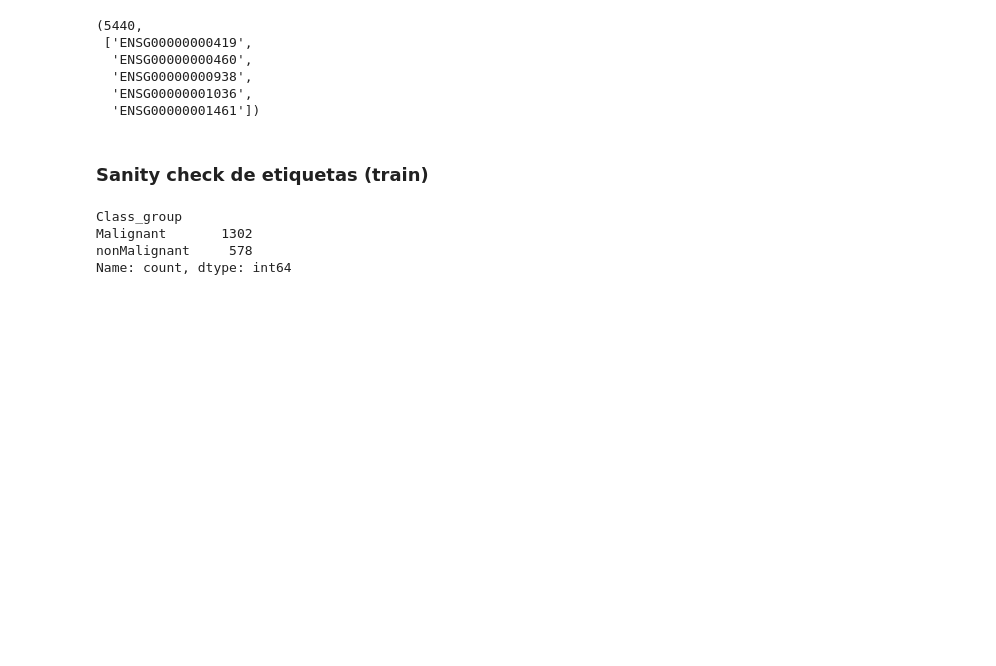
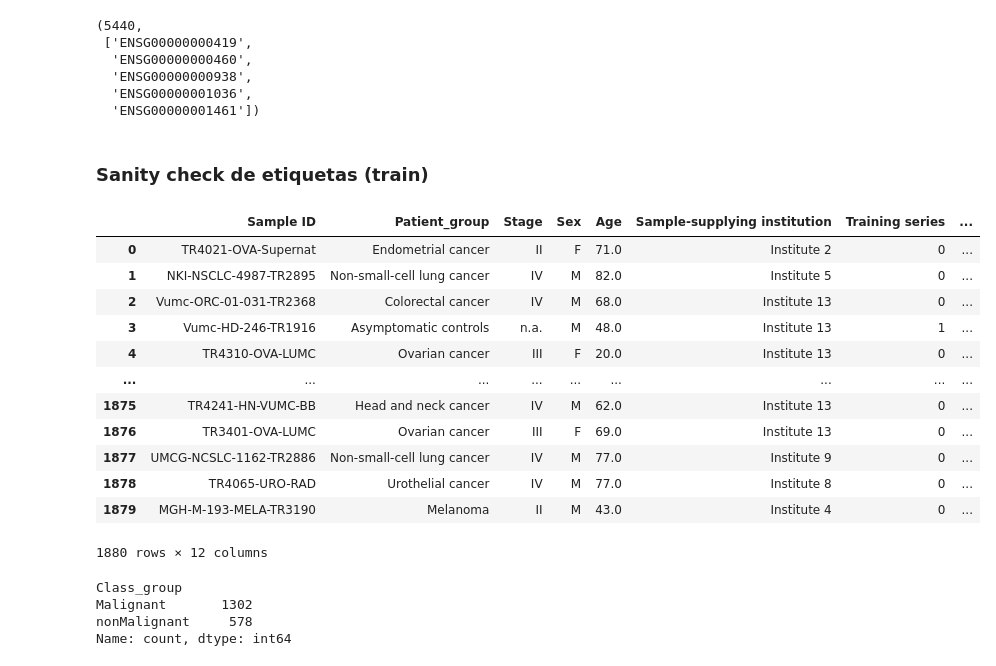
Before and after one commit to MisterMito/TFM, a Jupyter notebook: notebooks/4.0-ssic-multiclass-baselines.ipynb, the cells around one changed output. Saved outputs shown, nothing was run; the diff lists cells and outputs as text; code cells hidden in the pictures; blank space fills up the shorter version.

```diff
--- a/notebooks/4.0-ssic-multiclass-baselines.ipynb
+++ b/notebooks/4.0-ssic-multiclass-baselines.ipynb
@@ -89,6 +89,22 @@ len(gene_cols), gene_cols[:5]
   'ENSG00000001461'])
 # %% [markdown]
 ### Sanity check de etiquetas (train)
+# %%
+df_train[metadata_cols]
+# %% [output]
+|  | Sample ID | Patient_group | Stage | Sex | Age | Sample-supplying institution | Training series | ... |
+| 0 | TR4021-OVA-Supernat | Endometrial cancer | II | F | 71.0 | Institute 2 | 0 | ... |
+| 1 | NKI-NSCLC-4987-TR2895 | Non-small-cell lung cancer | IV | M | 82.0 | Institute 5 | 0 | ... |
+| 2 | Vumc-ORC-01-031-TR2368 | Colorectal cancer | IV | M | 68.0 | Institute 13 | 0 | ... |
+| 3 | Vumc-HD-246-TR1916 | Asymptomatic controls | n.a. | M | 48.0 | Institute 13 | 1 | ... |
+| 4 | TR4310-OVA-LUMC | Ovarian cancer | III | F | 20.0 | Institute 13 | 0 | ... |
+| ... | ... | ... | ... | ... | ... | ... | ... | ... |
+| 1875 | TR4241-HN-VUMC-BB | Head and neck cancer | IV | M | 62.0 | Institute 13 | 0 | ... |
+| 1876 | TR3401-OVA-LUMC | Ovarian cancer | III | F | 69.0 | Institute 13 | 0 | ... |
+| 1877 | UMCG-NCSLC-1162-TR2886 | Non-small-cell lung cancer | IV | M | 77.0 | Institute 9 | 0 | ... |
+| 1878 | TR4065-URO-RAD | Urothelial cancer | IV | M | 77.0 | Institute 8 | 0 | ... |
+| 1879 | MGH-M-193-MELA-TR3190 | Melanoma | II | M | 43.0 | Institute 4 | 0 | ... |
+1880 rows × 12 columns
 # %%
 df_train["Class_group"].value_counts(dropna=False)
 # %% [output]
```
